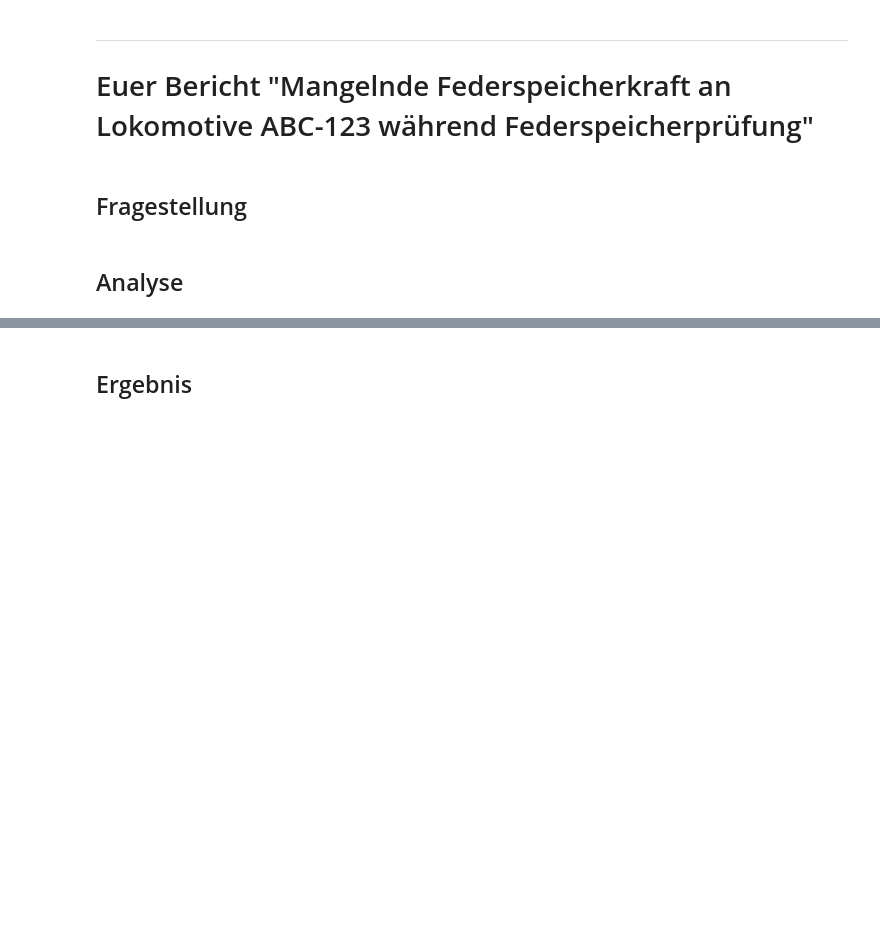
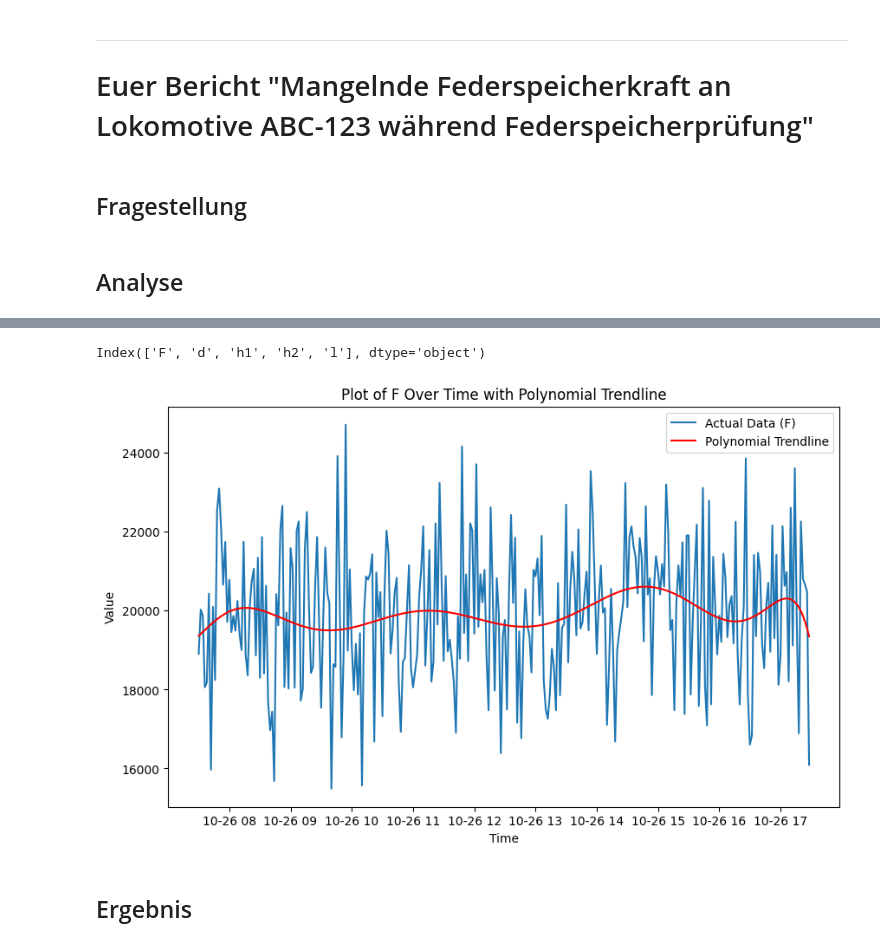
Before and after one commit to FHAC-MdQM/data-exploration-nh6243s, a Jupyter notebook: LoadPBdata.ipynb, the cells around one changed output, grey strips where cells are left out. Cells and saved outputs as stored; diff of their text form; code cells hidden in the pictures; blank space fills up the shorter version.

```diff
--- a/LoadPBdata.ipynb
+++ b/LoadPBdata.ipynb
@@ -76,2 +141,34 @@ df.head()
+# %%
+import numpy as np
+
+# Print column names to identify the correct column name
+print(df.columns)
+
+# Choose the correct column name for 'x' and 'y' based on your data
+x = df.index
+y_column_name = 'F'  # Replace 'YourActualColumnName' with the correct column name
+y = df[y_column_name]
+
+# Fit a polynomial of degree 2 (you can change the degree as needed)
+coefficients = np.polyfit(x=np.arange(len(y)), y=y, deg=9)
+
+# Generate y values for the polynomial fit
+poly_fit_y = np.polyval(coefficients, np.arange(len(y)))
+
+# Plotting the data
+plt.figure(figsize=(10, 6))
+plt.plot(x, y, label=f'Actual Data ({y_column_name})')
+
+# Plotting the polynomial trendline
+plt.plot(x, poly_fit_y, 'r', label='Polynomial Trendline')
+
+plt.title(f'Plot of {y_column_name} Over Time with Polynomial Trendline')
+plt.xlabel('Time')
+plt.ylabel('Value')
+plt.legend()
+plt.show()
+# %% [output]
+Index(['F', 'd', 'h1', 'h2', 'l'], dtype='object')
+[figure, added]
 # %% [markdown]
 ## Ergebnis
```
Also changed, not shown: parts of 4 cells of this notebook.
